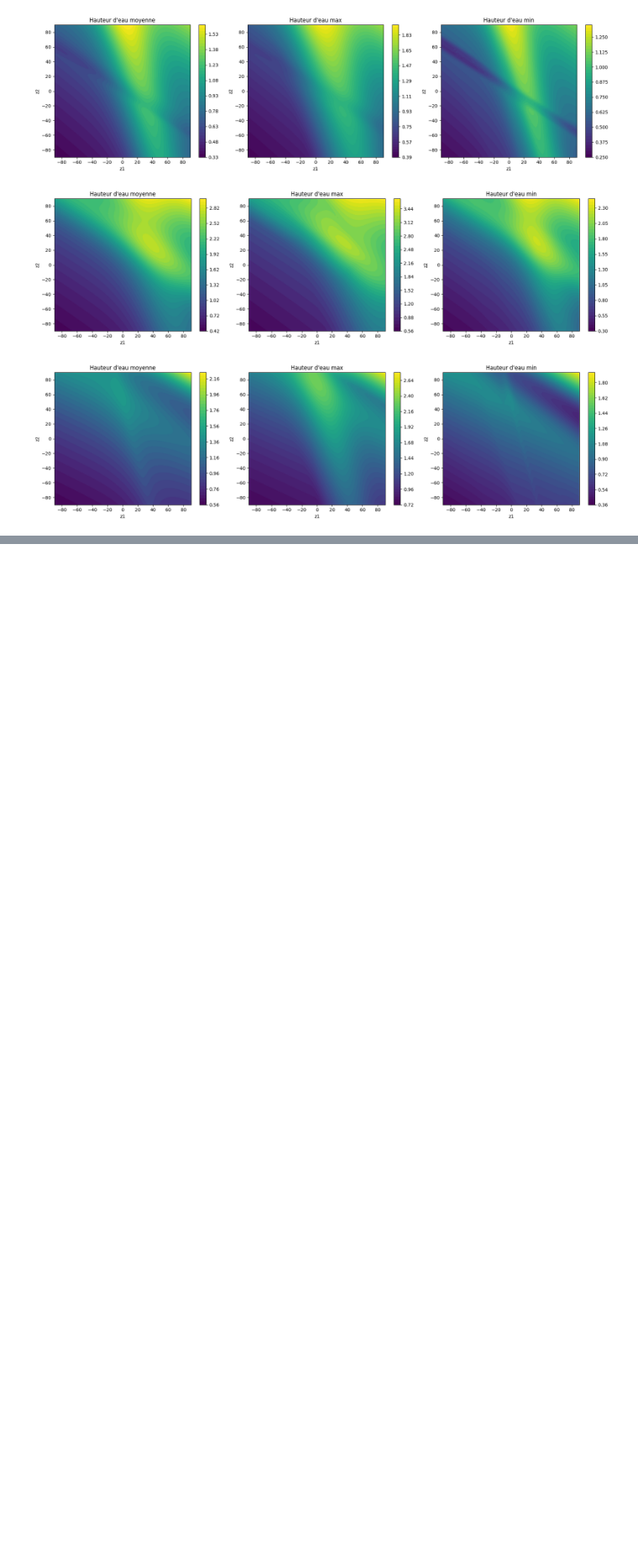
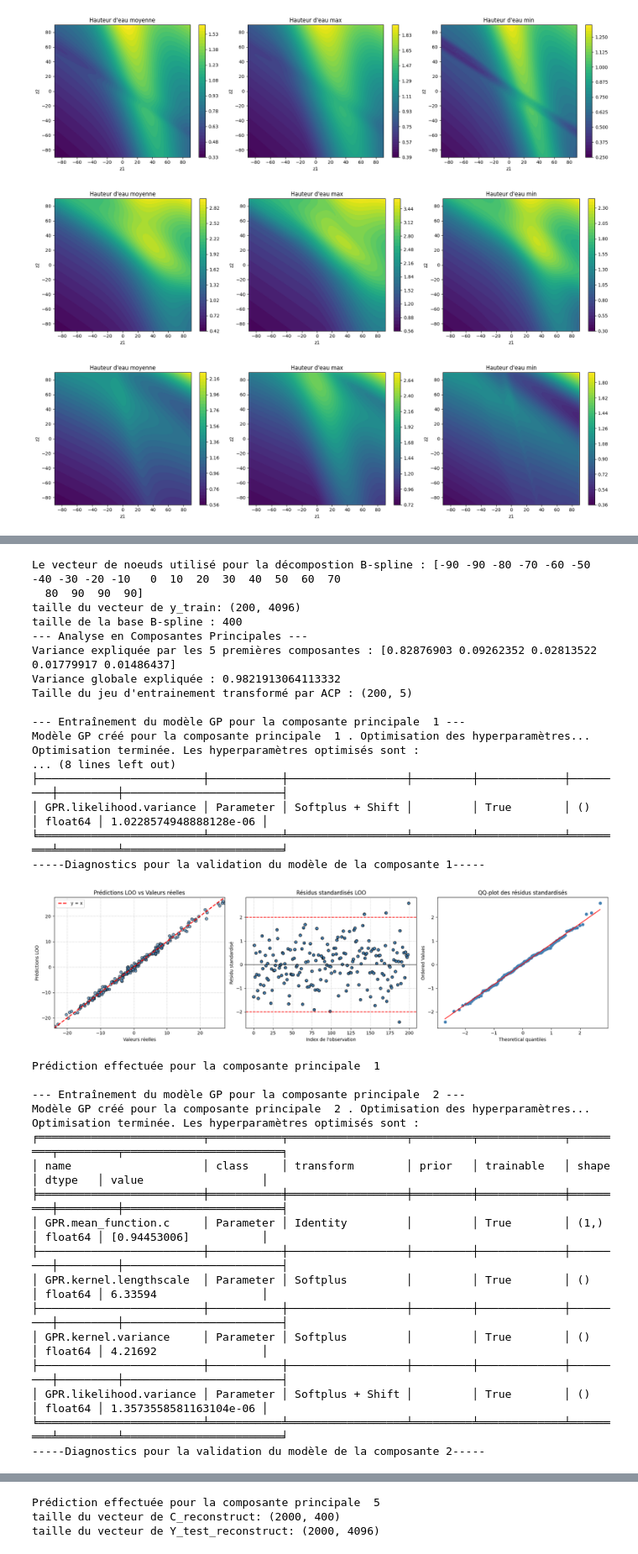
Before and after one commit to Viictordvd/Vigilance-Vagues-Submersion, a Jupyter notebook: Campbell_functionnal_input copy.ipynb, the cells around one changed output, grey strips where cells are left out. Shown at 84% size. Saved outputs shown, nothing was run; the diff lists cells and outputs as text; code cells hidden in the pictures; blank space fills up the shorter version.

```diff
--- a/Campbell_functionnal_input copy.ipynb
+++ b/Campbell_functionnal_input copy.ipynb
@@ -90,0 +209,45 @@ for i in range(3):
+# %%
+# B-spline
+t1 = np.concatenate((
+    np.repeat(-90, 2),
+    np.arange(-80, 91, 10),
+    np.repeat( 90, 2)
+))
+print("Le vecteur de noeuds utilisé pour la décompostion B-spline :",t1)
+Y_test_reconstruct_Bsplines = ACPF.B_Splines(x_train, x_test, y_train,t1, t1, t, n_pc, [theta,sigma], degree=1)
+# %% [output]
+Le vecteur de noeuds utilisé pour la décompostion B-spline : [-90 -90 -80 -70 -60 -50 -40 -30 -20 -10   0  10  20  30  40  50  60  70
+  80  90  90  90]
+taille du vecteur de y_train: (200, 4096)
+taille de la base B-spline : 400
+--- Analyse en Composantes Principales ---
+Variance expliquée par les 5 premières composantes : [0.82876903 0.09262352 0.02813522 0.01779917 0.01486437]
+Variance globale expliquée : 0.9821913064113332
+Taille du jeu d'entrainement transformé par ACP : (200, 5)
+
+--- Entraînement du modèle GP pour la composante principale  1 ---
+Modèle GP créé pour la composante principale  1 . Optimisation des hyperparamètres...
+Optimisation terminée. Les hyperparamètres optimisés sont :
+... (8 lines left out)
+├─────────────────────────┼───────────┼──────────────────┼─────────┼─────────────┼─────────┼─────────┼────────────────────────┤
+│ GPR.likelihood.variance │ Parameter │ Softplus + Shift │         │ True        │ ()      │ float64 │ 1.0228574948888128e-06 │
+╘═════════════════════════╧═══════════╧══════════════════╧═════════╧═════════════╧═════════╧═════════╧════════════════════════╛
+-----Diagnostics pour la validation du modèle de la composante 1-----
+[figure, added]
+Prédiction effectuée pour la composante principale  1
+
+--- Entraînement du modèle GP pour la composante principale  2 ---
+Modèle GP créé pour la composante principale  2 . Optimisation des hyperparamètres...
+Optimisation terminée. Les hyperparamètres optimisés sont :
+╒═════════════════════════╤═══════════╤══════════════════╤═════════╤═════════════╤═════════╤═════════╤════════════════════════╕
+│ name                    │ class     │ transform        │ prior   │ trainable   │ shape   │ dtype   │ value                  │
+╞═════════════════════════╪═══════════╪══════════════════╪═════════╪═════════════╪═════════╪═════════╪════════════════════════╡
+│ GPR.mean_function.c     │ Parameter │ Identity         │         │ True        │ (1,)    │ float64 │ [0.94453006]           │
+├─────────────────────────┼───────────┼──────────────────┼─────────┼─────────────┼─────────┼─────────┼────────────────────────┤
+│ GPR.kernel.lengthscale  │ Parameter │ Softplus         │         │ True        │ ()      │ float64 │ 6.33594                │
+├─────────────────────────┼───────────┼──────────────────┼─────────┼─────────────┼─────────┼─────────┼────────────────────────┤
+│ GPR.kernel.variance     │ Parameter │ Softplus         │         │ True        │ ()      │ float64 │ 4.21692                │
+├─────────────────────────┼───────────┼──────────────────┼─────────┼─────────────┼─────────┼─────────┼────────────────────────┤
+│ GPR.likelihood.variance │ Parameter │ Softplus + Shift │         │ True        │ ()      │ float64 │ 1.3573558581163104e-06 │
+╘═════════════════════════╧═══════════╧══════════════════╧═════════╧═════════════╧═════════╧═════════╧════════════════════════╛
+-----Diagnostics pour la validation du modèle de la composante 2-----
@@ -90,0 +309,3 @@ for i in range(3):
+Prédiction effectuée pour la composante principale  5
+taille du vecteur de C_reconstruct: (2000, 400)
+taille du vecteur de Y_test_reconstruct: (2000, 4096)
```
Also changed, not shown: parts of 9 cells of this notebook, 3 other files.
